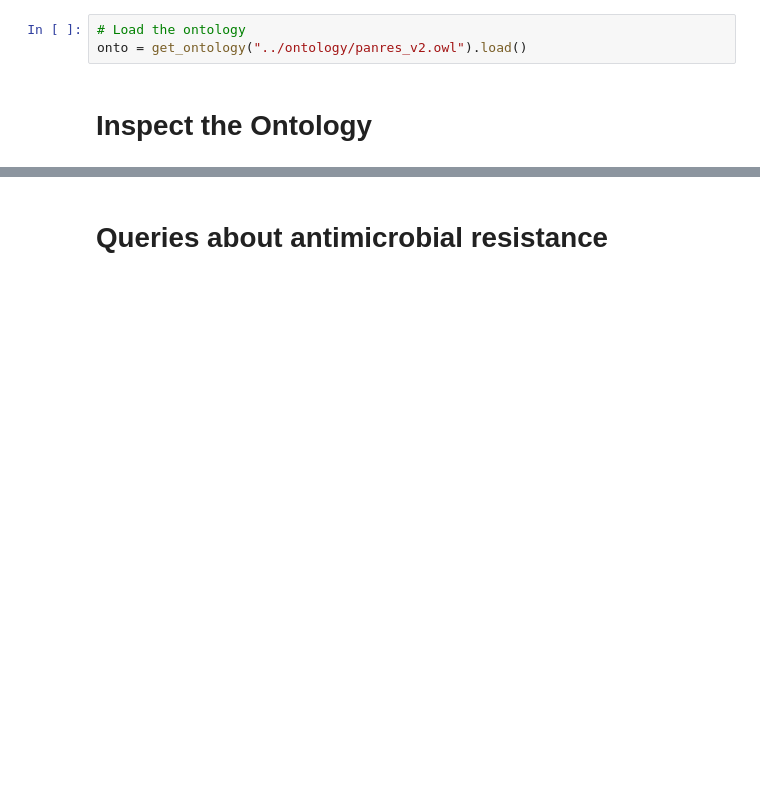
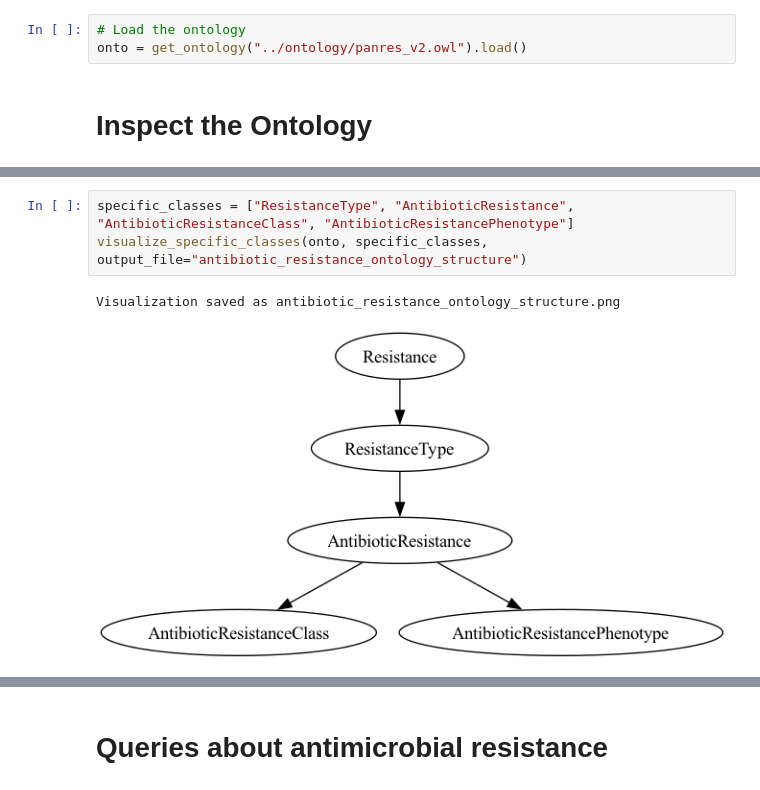
Before and after one commit to genomicepidemiology/PanResOntology, a Jupyter notebook: notebooks/Queries.ipynb, the cells around one changed output, grey strips where cells are left out. Saved outputs shown, nothing was run; the diff lists cells and outputs as text; blank space fills up the shorter version.

```diff
--- a/notebooks/Queries.ipynb
+++ b/notebooks/Queries.ipynb
@@ -45,0 +33,6 @@ Visualization saved as specific_classes_visualization.png
+# %%
+specific_classes = ["ResistanceType", "AntibioticResistance", "AntibioticResistanceClass", "AntibioticResistancePhenotype"]
+visualize_specific_classes(onto, specific_classes, output_file="antibiotic_resistance_ontology_structure")
+# %% [output]
+Visualization saved as antibiotic_resistance_ontology_structure.png
+[figure, added]
```
Also changed, not shown: parts of 6 cells of this notebook.
